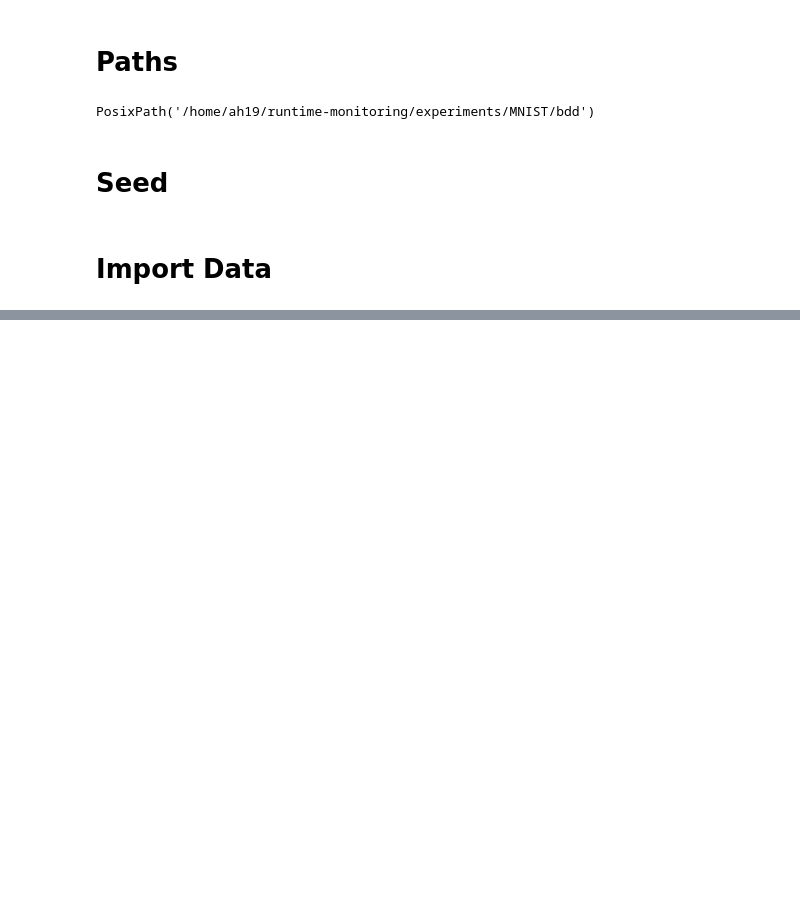
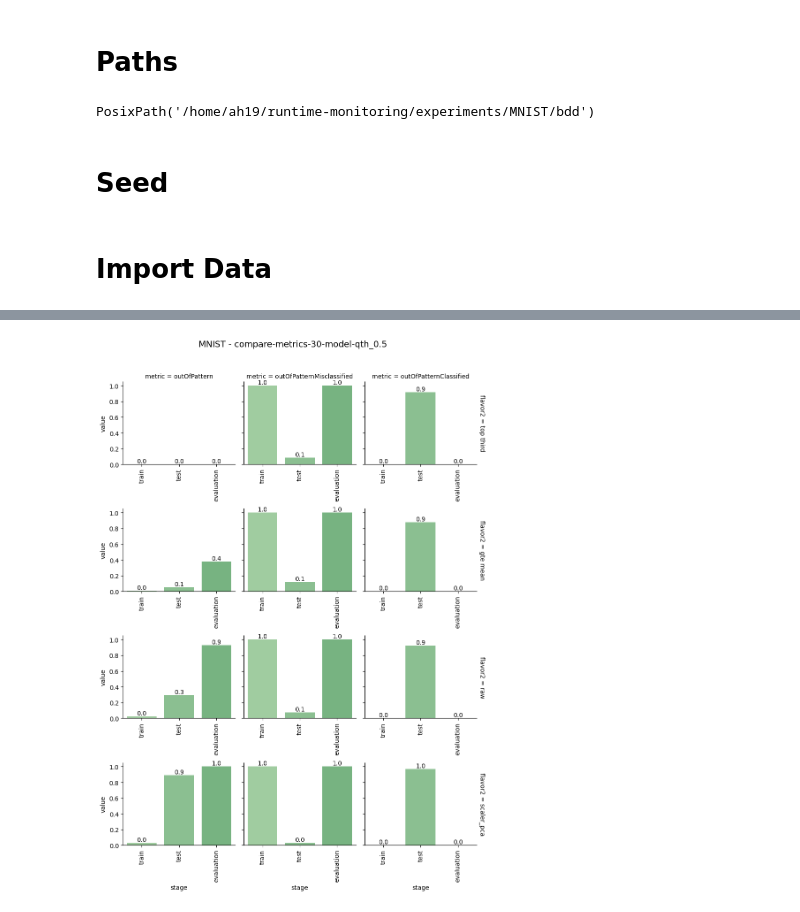
Before and after one commit to ahmadhatahet/runtime-monitoring, a Jupyter notebook: experiments/analyze-bdd-stats.ipynb, the cells around one changed output, grey strips where cells are left out. Cells and saved outputs as stored; diff of their text form; code cells hidden in the pictures; blank space fills up the shorter version.

```diff
--- a/experiments/analyze-bdd-stats.ipynb
+++ b/experiments/analyze-bdd-stats.ipynb
@@ -159,0 +197,53 @@ df_score.loc[(df_score['thld'] == 'relu') &
+# %%
+# show metrics is better for eta 0
+# rows are flavor2
+# columns are metrics
+# bar for each stage
+
+lhl = 30
+thld = 'qth_0.5'
+
+scores_best_bdd = (df_score['y'] == 'all') & \
+    (df_score['lhl'] == lhl) & \
+    (df_score['eta'] == 0) & \
+    (df_score['thld'] == thld)
+
+
+
+# df_score.loc[scores_best_thld]
+
+palette = sns.color_palette('Greens_d', 10)
+scores_best_flavor_df = df_score.loc[scores_best_bdd]
+
+scores_best_flavor_df = scores_best_flavor_df.drop(['count', 'false', 'false_misclassified', 'false_classified'], axis=1)
+
+scores_best_flavor_df = scores_best_flavor_df.melt(
+    id_vars=['y', 'eta', 'stage', 'thld', 'flavor', 'lhl', 'batch_size', 'subset_type','flavor2'],
+    var_name='metric', value_name='value'
+)
+
+sea = sns.FacetGrid(scores_best_flavor_df, col="metric", row="flavor2", margin_titles=True, sharex=False,
+                   row_order=['top third', 'gte mean', 'raw', 'scaler_pca']
+)
+sea.map(sns.barplot, "stage", "value", errorbar=None, palette=palette)
+
+for k, ax in sea.axes_dict.items():
+    # start y from 0
+    ax.set_ylim(0)
+    # add data labels
+    for container in ax.containers:
+        ax.bar_label(container, fmt='%.1f')
+    # rotate x axis
+    for item in ax.get_xticklabels():
+        item.set_rotation(90)
+
+# sea.set_titles(row_template='', col_template='')
+
+plt.tight_layout()
+sea.fig.suptitle(f'{DATASET} - compare-metrics-{lhl}-model-{thld}', y=1.05, fontsize=14)
+
+# plt.savefig(path_bdd / f'compare-all-models-{metric}.png', dpi=300, transparent=False)
+
+plt.show()
+# %% [output]
+[figure, added]
```
Also changed, not shown: parts of 32 cells of this notebook.
